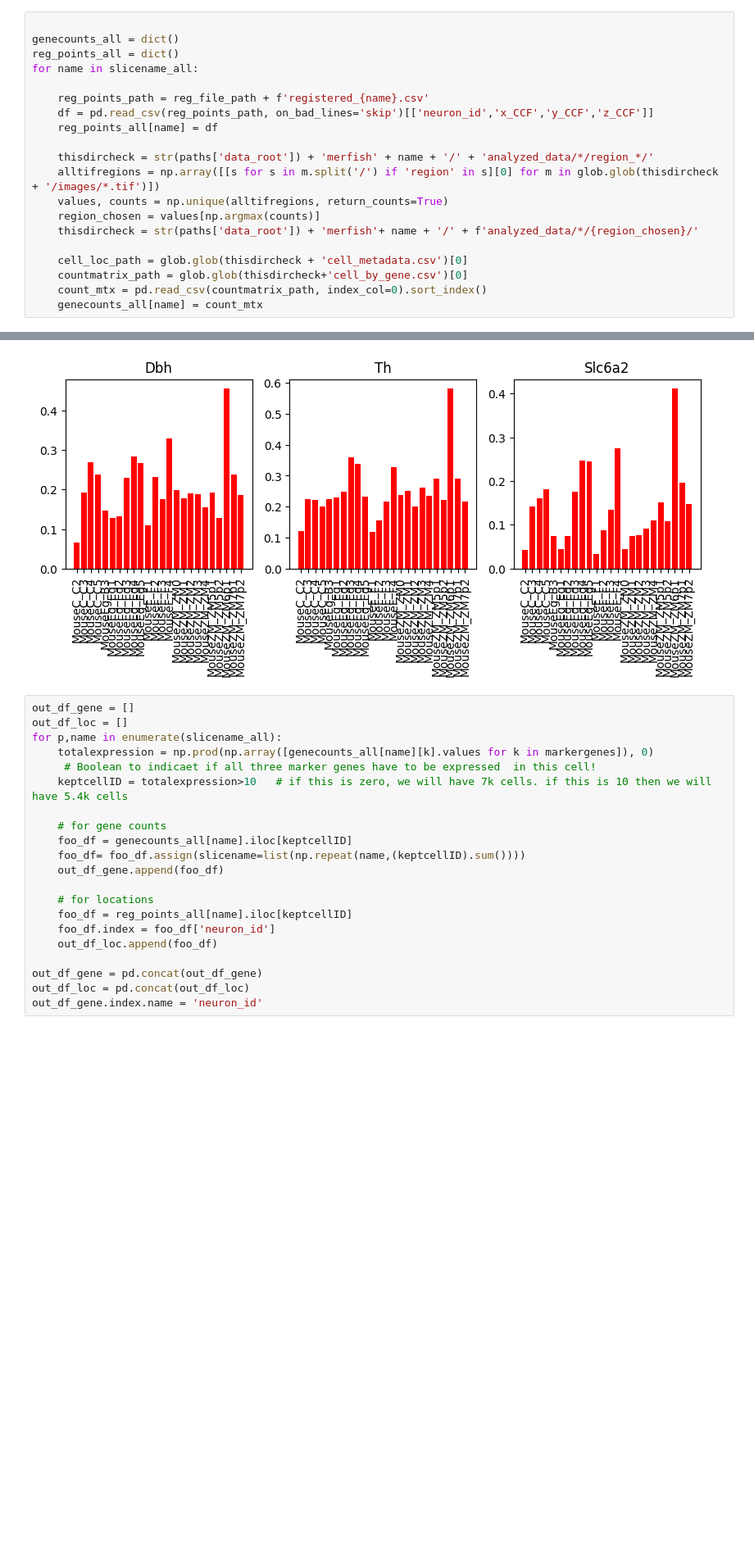
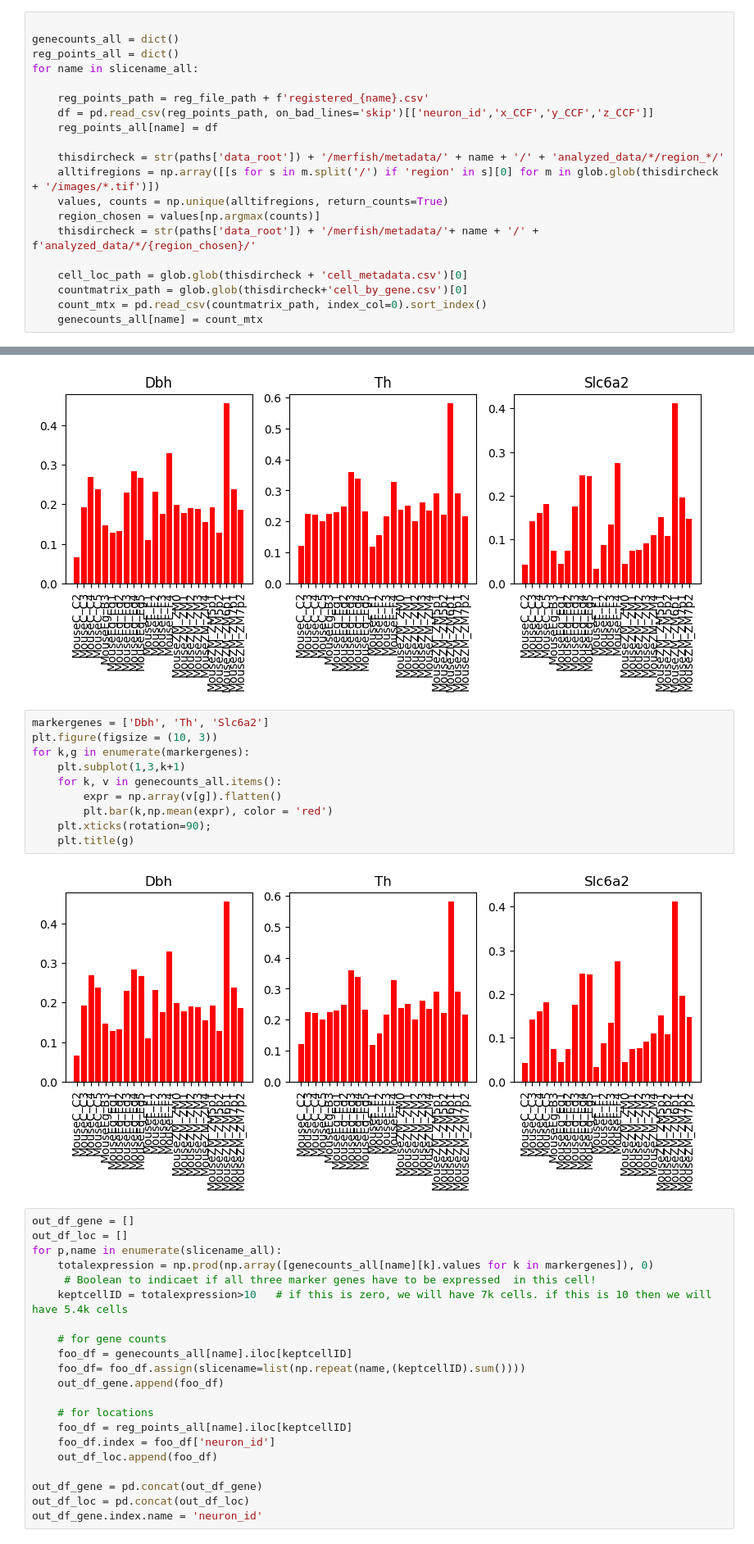
Before and after one commit to AllenNeuralDynamics/LCNE_transcriptomics_preprocess, a Jupyter notebook: notebooks/merfish/MERFISH_preprocess.ipynb, the cells around one changed output, grey strips where cells are left out. Shown at 82% size. Drawn from its saved outputs; the diff is of its cells as text; blank space fills up the shorter version.

Commit message:
fix the data path

```diff
--- a/notebooks/merfish/MERFISH_preprocess.ipynb
+++ b/notebooks/merfish/MERFISH_preprocess.ipynb
@@ -239,11 +240,11 @@ for name in slicename_all:
     df = pd.read_csv(reg_points_path, on_bad_lines='skip')[['neuron_id','x_CCF','y_CCF','z_CCF']]
     reg_points_all[name] = df
 
-    thisdircheck = str(paths['data_root']) + 'merfish' + name + '/' + 'analyzed_data/*/region_*/'
+    thisdircheck = str(paths['data_root']) + '/merfish/metadata/' + name + '/' + 'analyzed_data/*/region_*/'
     alltifregions = np.array([[s for s in m.split('/') if 'region' in s][0] for m in glob.glob(thisdircheck + '/images/*.tif')])
     values, counts = np.unique(alltifregions, return_counts=True)
     region_chosen = values[np.argmax(counts)]
-    thisdircheck = str(paths['data_root']) + 'merfish'+ name + '/' + f'analyzed_data/*/{region_chosen}/'
+    thisdircheck = str(paths['data_root']) + '/merfish/metadata/'+ name + '/' + f'analyzed_data/*/{region_chosen}/'
 
     cell_loc_path = glob.glob(thisdircheck + 'cell_metadata.csv')[0]
     countmatrix_path = glob.glob(thisdircheck+'cell_by_gene.csv')[0]
@@ -271,6 +270,18 @@ for k,g in enumerate(markergenes):
     plt.title(g)
 # %% [output]
 [figure]
+# %%
+markergenes = ['Dbh', 'Th', 'Slc6a2']
+plt.figure(figsize = (10, 3))
+for k,g in enumerate(markergenes):
+    plt.subplot(1,3,k+1)
+    for k, v in genecounts_all.items():
+        expr = np.array(v[g]).flatten()
+        plt.bar(k,np.mean(expr), color = 'red')
+    plt.xticks(rotation=90);
+    plt.title(g)
+# %% [output]
+[figure, added]
 # %%
 out_df_gene = []
 out_df_loc = []
```
Also changed, not shown: parts of 5 cells of this notebook.
